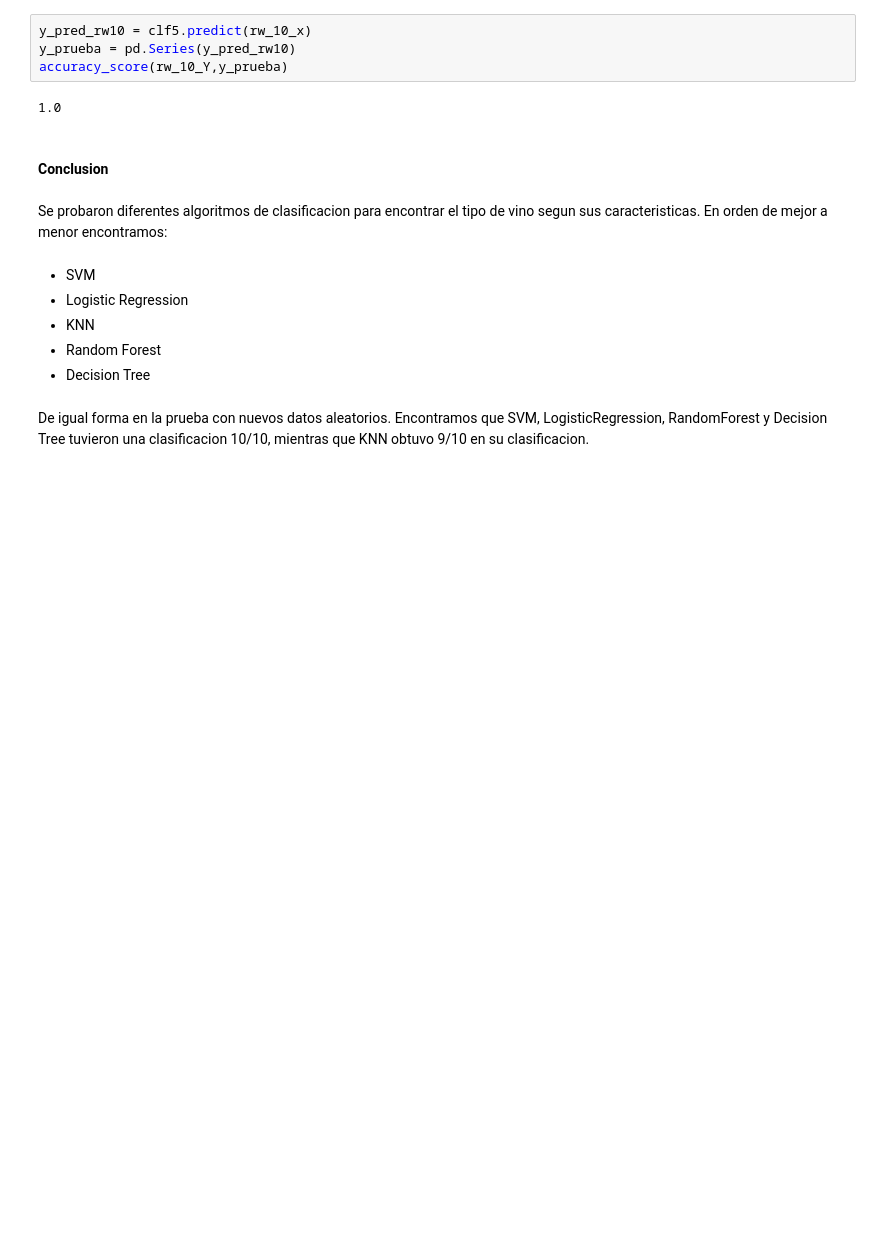
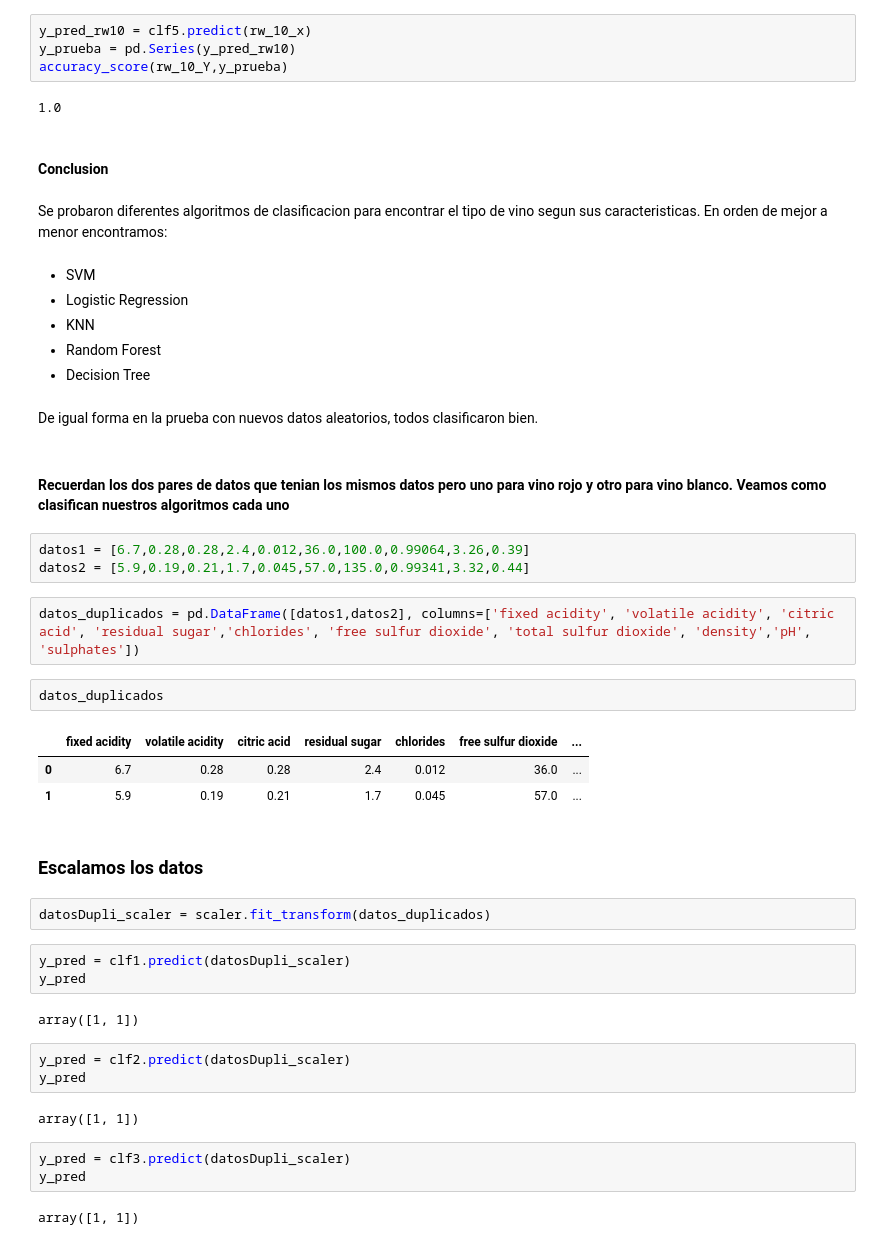
Before and after one commit to 16danielvm/Wine_Classification, a Jupyter notebook: Classification_wines.ipynb, the cells around one changed output. Drawn from its saved outputs; the diff is of its cells as text; blank space fills up the shorter version.

```diff
--- a/Classification_wines.ipynb
+++ b/Classification_wines.ipynb
@@ -307,5 +307,37 @@ Se probaron diferentes algoritmos de clasificacion para encontrar el tipo de vin
 * KNN
 * Random Forest
 * Decision Tree
-# %% [markdown]
-De igual forma en la prueba con nuevos datos aleatorios. Encontramos que SVM, LogisticRegression, RandomForest y Decision Tree tuvieron una clasificacion 10/10, mientras que KNN obtuvo 9/10 en su clasificacion.
+# %% [markdown]
+De igual forma en la prueba con nuevos datos aleatorios, todos clasificaron bien.
+# %% [markdown]
+#### Recuerdan los dos pares de datos que tenian los mismos datos pero uno para vino rojo y otro para vino blanco. Veamos como clasifican nuestros algoritmos cada uno
+# %%
+datos1 = [6.7,0.28,0.28,2.4,0.012,36.0,100.0,0.99064,3.26,0.39]
+datos2 = [5.9,0.19,0.21,1.7,0.045,57.0,135.0,0.99341,3.32,0.44]
+# %%
+datos_duplicados = pd.DataFrame([datos1,datos2], columns=['fixed acidity', 'volatile acidity', 'citric acid', 'residual sugar','chlorides', 'free sulfur dioxide', 'total sulfur dioxide', 'density','pH', 'sulphates'])
+# %%
+datos_duplicados
+# %% [output]
+|  | fixed acidity | volatile acidity | citric acid | residual sugar | chlorides | free sulfur dioxide | ... |
+| 0 | 6.7 | 0.28 | 0.28 | 2.4 | 0.012 | 36.0 | ... |
+| 1 | 5.9 | 0.19 | 0.21 | 1.7 | 0.045 | 57.0 | ... |
+# %% [markdown]
+### Escalamos los datos
+# %%
+datosDupli_scaler = scaler.fit_transform(datos_duplicados)
+# %%
+y_pred = clf1.predict(datosDupli_scaler)
+y_pred
+# %% [output]
+array([1, 1])
+# %%
+y_pred = clf2.predict(datosDupli_scaler)
+y_pred
+# %% [output]
+array([1, 1])
+# %%
+y_pred = clf3.predict(datosDupli_scaler)
+y_pred
+# %% [output]
+array([1, 1])
```
Also changed, not shown: parts of 18 cells of this notebook.
